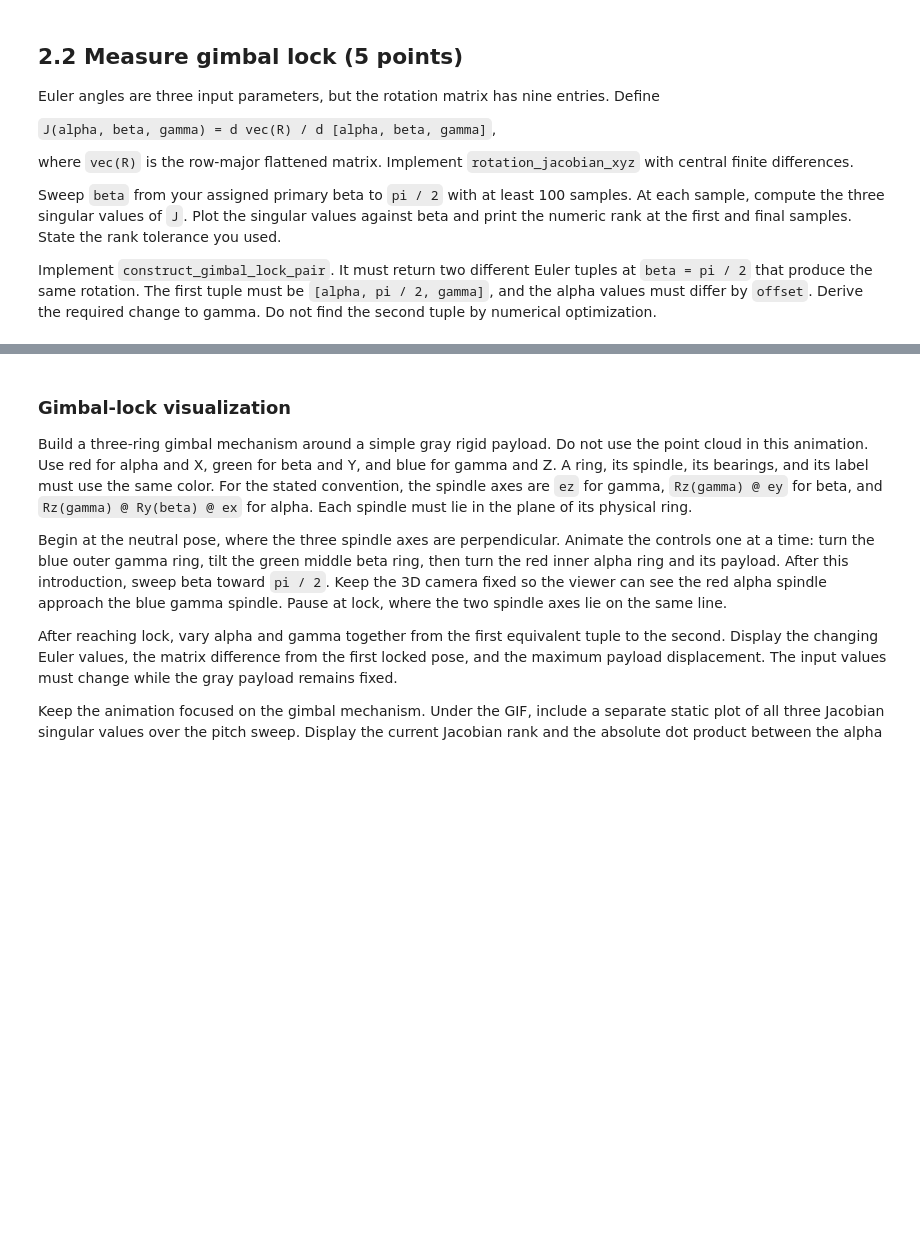
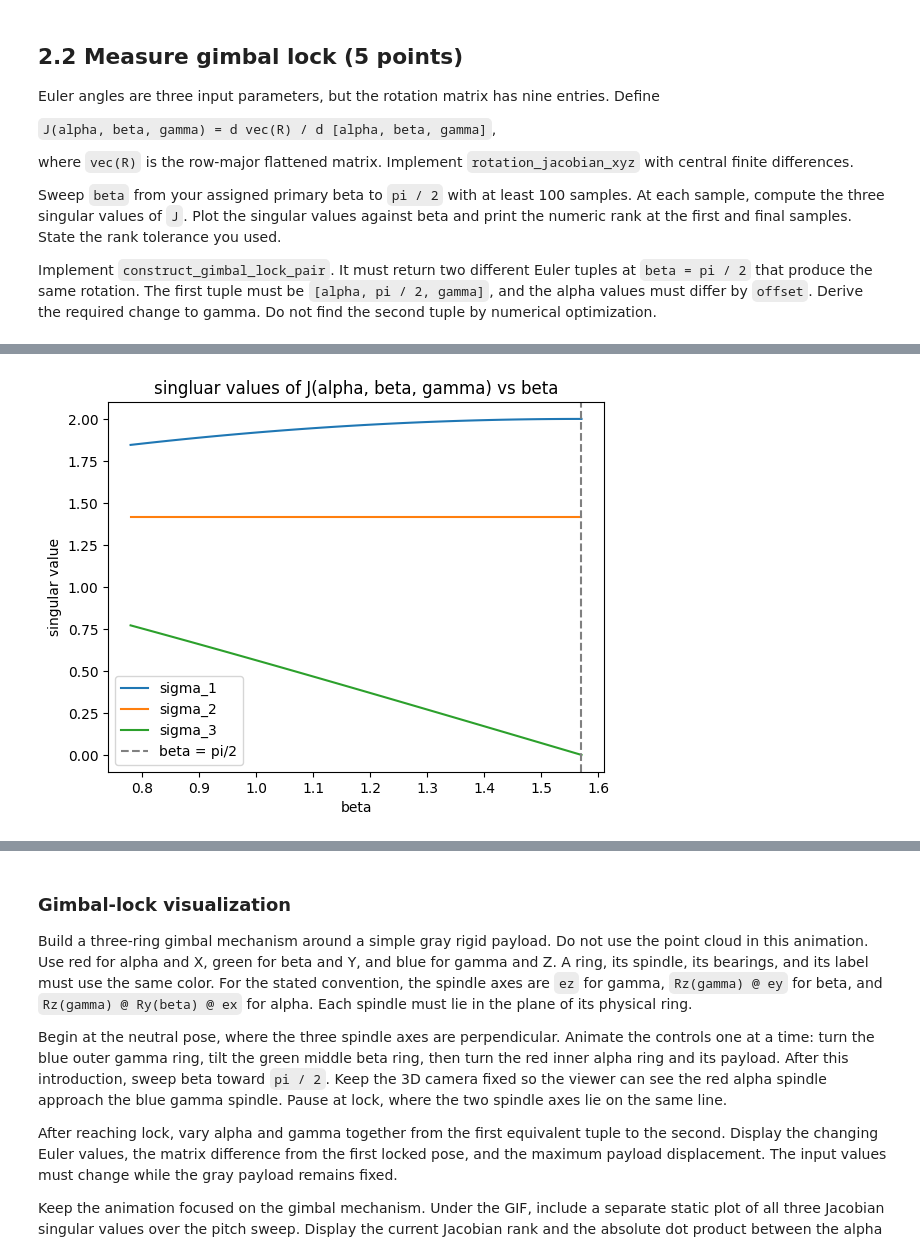
Before and after one commit to Manjuphoenix/mobile-robotics, a Jupyter notebook: MR26_Assignment_1_Q2.ipynb, the cells around one changed output, grey strips where cells are left out. Cells and saved outputs as stored; diff of their text form; code cells hidden in the pictures; blank space fills up the shorter version.

```diff
--- a/MR26_Assignment_1_Q2.ipynb
+++ b/MR26_Assignment_1_Q2.ipynb
@@ -95,6 +95,7 @@ def generate_q2_instance(roll_number: str) -> Q2Instance:
     )
 
 
-ROLL_NUMBER = "TODO"
+
+ROLL_NUMBER = "2026702017"
 q2_instance = generate_q2_instance(ROLL_NUMBER)
 q2_instance
@@ -155,13 +319,38 @@ Sweep `beta` from your assigned primary beta to `pi / 2` with at least 100 sampl
 
 Implement `construct_gimbal_lock_pair`. It must return two different Euler tuples at `beta = pi / 2` that produce the same rotation. The first tuple must be `[alpha, pi / 2, gamma]`, and the alpha values must differ by `offset`. Derive the required change to gamma. Do not find the second tuple by numerical optimization.
 # %%
+
 def rotation_jacobian_xyz(
     alpha: float,
     beta: float,
     gamma: float,
     step: float = 1e-6,
 ) -> numpy.ndarray:
-    raise NotImplementedError("Compute the 9 x 3 central-difference Jacobian")
+
+    """
+    alpha: Rotation about the x axis,
+    beta: Rotation about the y axis,
+    gamma: Rotation about the z axis,
+    step:
+    """
+
+    def vec_R(a, b, g):
+        return euler_xyz_to_matrix(a, b, g).flatten()
+
+
+    parameters = np.array([alpha, beta, gamma])
+    jac = np.zeros((9,3))
+    for i in range(3):
+        # param_pos, param_neg = parameters.copy(), parameters.copy()
+        # param_pos = param_pos + step
+        # param_neg = param_neg - step
+
+        param_pos = parameters.copy(); param_pos[i] += step
+        param_neg = parameters.copy(); param_neg[i] -= step
+        jac[:, i] = (vec_R(*param_pos) - vec_R(*param_neg)) / (2 *step)
+
+    # raise NotImplementedError("Compute the 9 x 3 central-difference Jacobian")
+    return jac
 
 
 def construct_gimbal_lock_pair(
@@ -169,4 +358,59 @@ def construct_gimbal_lock_pair(
     gamma: float,
     offset: float,
 ) -> tuple[numpy.ndarray, numpy.ndarray]:
-    raise NotImplementedError("Construct two equivalent Euler tuples")
+    tuple_1 = np.array([alpha, math.pi/2, gamma])
+    tuple_2 = np.array([alpha+offset, math.pi/2, gamma+offset])
+    # raise NotImplementedError("Construct two equivalent Euler tuples")
+    return (tuple_1, tuple_2)
+
+
+alpha_fixed = q2_instance.primary_euler_angles[0]
+beta_start = q2_instance.primary_euler_angles[1]
+gamma_fixed = q2_instance.primary_euler_angles[2]
+
+
+betas = np.linspace(beta_start, np.pi /2, 100)
+
+singular_values = np.zeros((len(betas), 3))
+RANK_TOL = 1e-6
+
+
+ranks = []
+for idx, b in enumerate(betas):
+    J = rotation_jacobian_xyz(alpha_fixed, b, gamma_fixed)
+    s = np.linalg.svd(J, compute_uv=False)
+    singular_values[idx] = s
+    ranks.append(int(sum(s > RANK_TOL)))
+
+
+print("Rank at first sample (beta: %.6f): %d" % (betas[0], ranks[0]))
+print("Rank at final sample (beta: %.6f): %d" % (betas[-1], ranks[-1]))
+
+
+import matplotlib.pyplot as plt
+plt.plot(betas, singular_values[:, 0], label="sigma_1")
+plt.plot(betas, singular_values[:, 1], label="sigma_2")
+plt.plot(betas, singular_values[:, 2], label="sigma_3")
+
+plt.axvline(np.pi/2, linestyle="--", color="gray", label="beta = pi/2")
+plt.xlabel("beta")
+plt.ylabel("singular value")
+plt.legend()
+plt.title("singluar values of J(alpha, beta, gamma) vs beta")
+plt.show()
+
+
+
+################ FOR 2 angles of beta that causes gimbal lock #######################
+pair1, pair2 = construct_gimbal_lock_pair(
+    q2_instance.gimbal_alpha,
+    q2_instance.gimbal_gamma,
+    q2_instance.gimbal_offset
+)
+
+R1 = euler_xyz_to_matrix(*pair1)
+R2 = euler_xyz_to_matrix(*pair2)
+print("Pair1: ", pair1)
+print("Pair2: ", pair2)
+print("Verification: Forbinus norm between two rotation matrices of the two different angles with same beta: ", np.linalg.norm(R1 - R2, "fro"))
+# %% [output]
@@ -172,0 +419 @@ def construct_gimbal_lock_pair(
+[figure, added]
```
Also changed, not shown: parts of 7 cells of this notebook, 3 other files.
